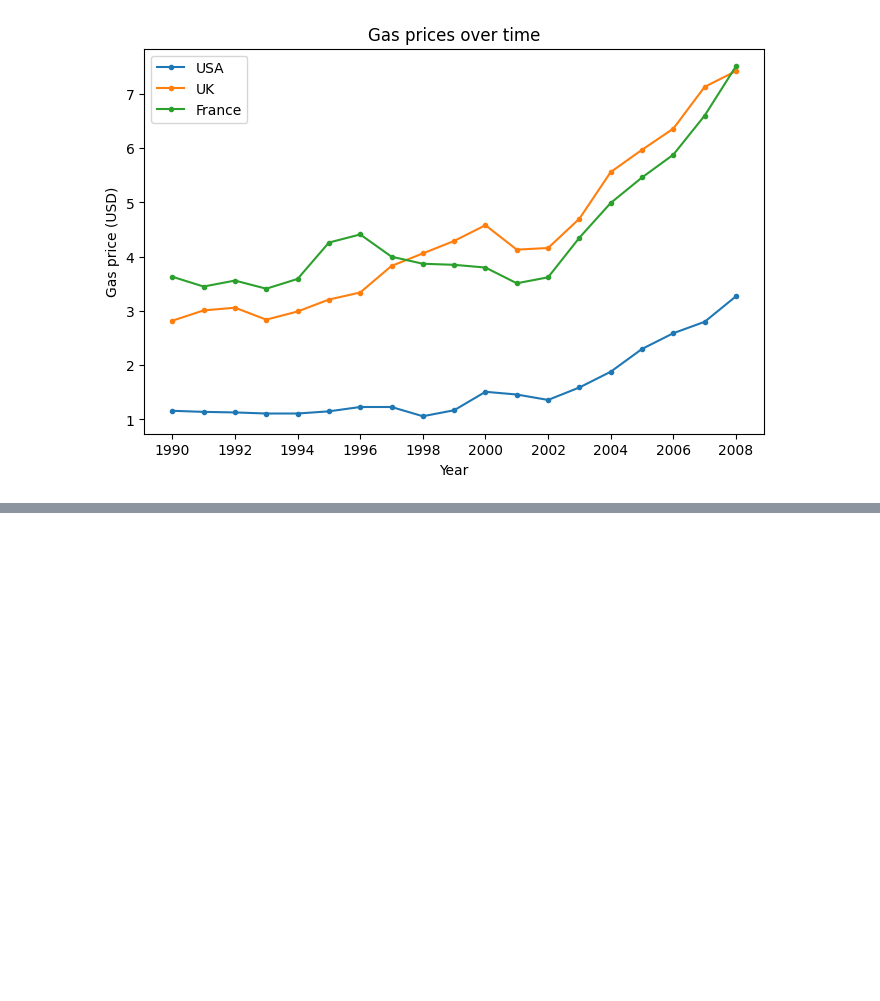
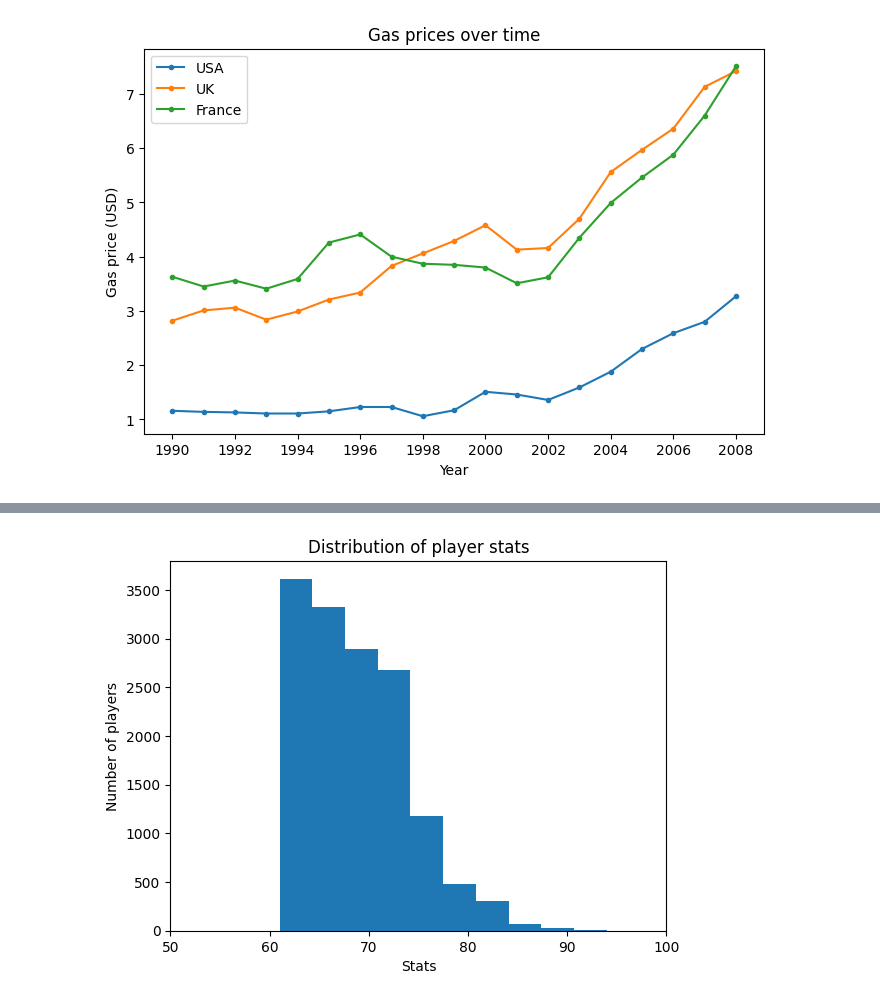
Before and after one commit to Subsitence/Data-Visualization, a Jupyter notebook: plot_practice.ipynb, the cells around one changed output, grey strips where cells are left out. Drawn from its saved outputs; the diff is of its cells as text; code cells hidden in the pictures; blank space fills up the shorter version.

Commit message:
Add Hist Chart of player stats and Pie Chart of foot preference

```diff
--- a/plot_practice.ipynb
+++ b/plot_practice.ipynb
@@ -83,0 +86,3 @@ plt.show()
+# %%
+players = pd.read_csv("./data/fifa.csv")
+players.head(5)
@@ -83,0 +97,12 @@ plt.show()
+# %%
+stats = [50, 60, 70, 80, 90, 100]
+
+plt.title("Distribution of player stats")
+plt.hist(players['Overall'])
+plt.xlabel('Stats')
+plt.ylabel('Number of players')
+plt.xticks(stats)
+
+plt.show()
+# %% [output]
+[figure, added]
```
Also changed, not shown: parts of 4 cells of this notebook.
